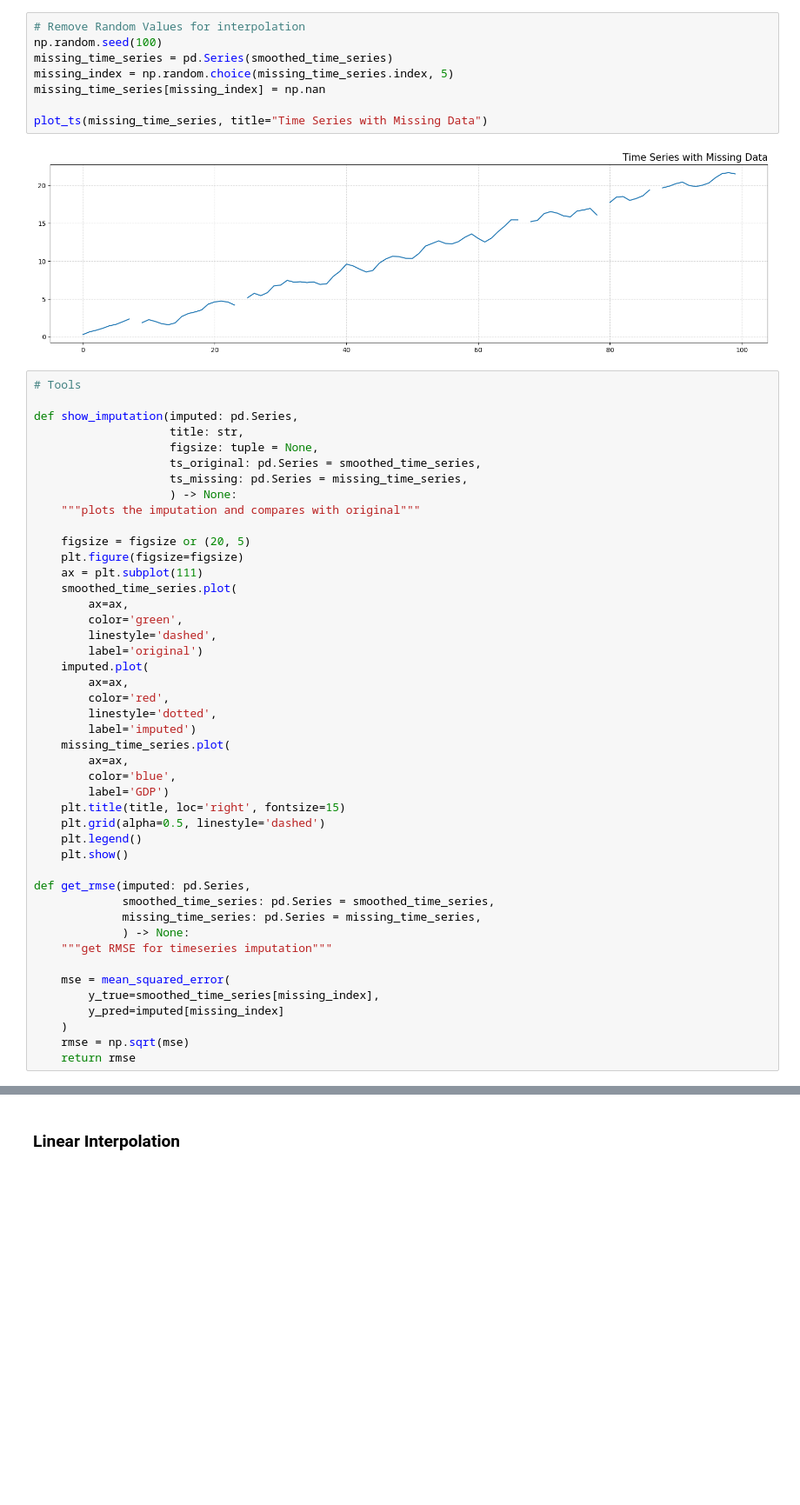
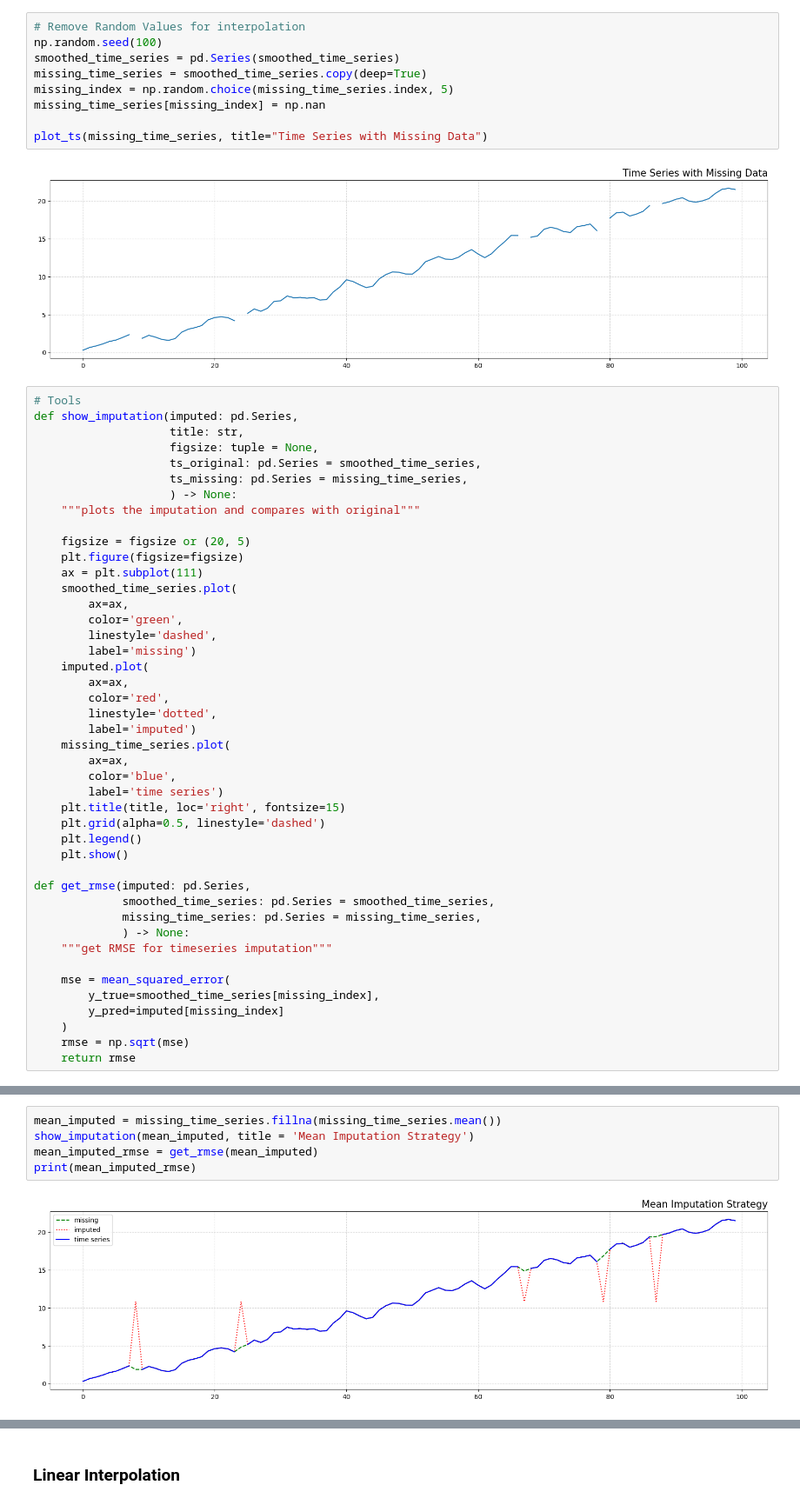
Before and after one commit to talhajamal11/mathematical_modelling, a Jupyter notebook: src/Time Series/interpolation_extrapolation.ipynb, the cells around one changed output, grey strips where cells are left out. Shown at 87% size. Cells and saved outputs as stored; diff of their text form; blank space fills up the shorter version.

```diff
--- a/src/Time Series/interpolation_extrapolation.ipynb
+++ b/src/Time Series/interpolation_extrapolation.ipynb
@@ -38,7 +38,8 @@ plot_ts(smoothed_time_series, title='TimeSeries Data')
 # %%
 # Remove Random Values for interpolation
 np.random.seed(100)
-missing_time_series = pd.Series(smoothed_time_series)
+smoothed_time_series = pd.Series(smoothed_time_series)
+missing_time_series = smoothed_time_series.copy(deep=True)
 missing_index = np.random.choice(missing_time_series.index, 5)
 missing_time_series[missing_index] = np.nan
 
@@ -47,7 +48,6 @@ plot_ts(missing_time_series, title="Time Series with Missing Data")
 [figure]
 # %%
 # Tools
-
 def show_imputation(imputed: pd.Series,
                     title: str,
                     figsize: tuple = None,
@@ -63,7 +63,7 @@ def show_imputation(imputed: pd.Series,
         ax=ax,
         color='green',
         linestyle='dashed',
-        label='original')
+        label='missing')
     imputed.plot(
         ax=ax,
         color='red',
@@ -72,7 +72,7 @@ def show_imputation(imputed: pd.Series,
     missing_time_series.plot(
         ax=ax,
         color='blue',
-        label='GDP')
+        label='time series')
     plt.title(title, loc='right', fontsize=15)
     plt.grid(alpha=0.5, linestyle='dashed')
     plt.legend()
@@ -92,0 +95,7 @@ def get_rmse(imputed: pd.Series,
+# %%
+mean_imputed = missing_time_series.fillna(missing_time_series.mean())
+show_imputation(mean_imputed, title = 'Mean Imputation Strategy')
+mean_imputed_rmse = get_rmse(mean_imputed)
+print(mean_imputed_rmse)
+# %% [output]
+[figure, added]
```
Also changed, not shown: parts of 12 cells of this notebook.
